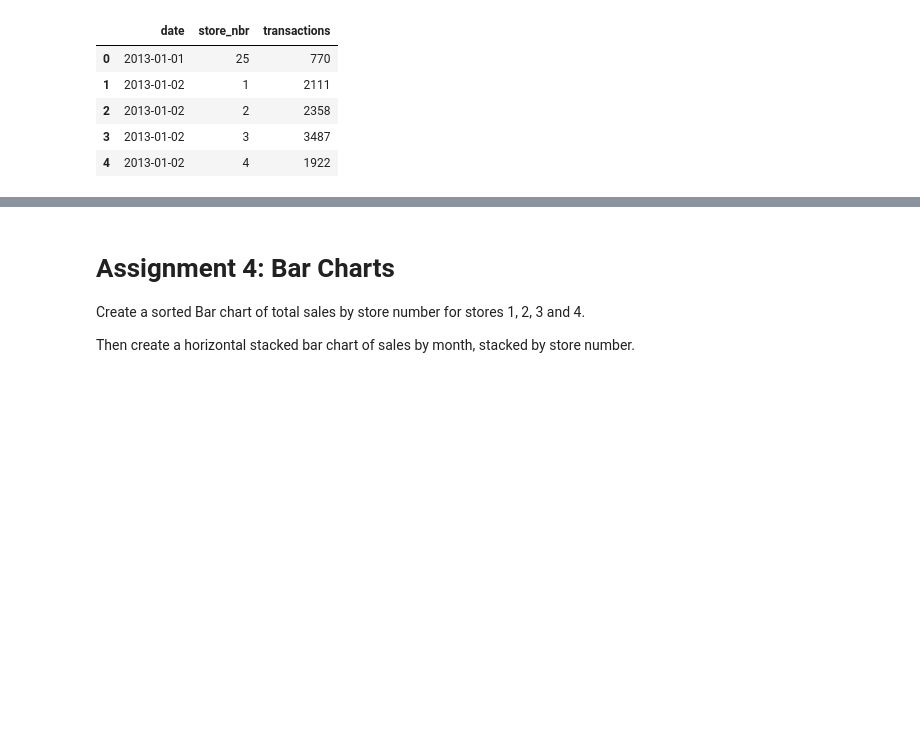
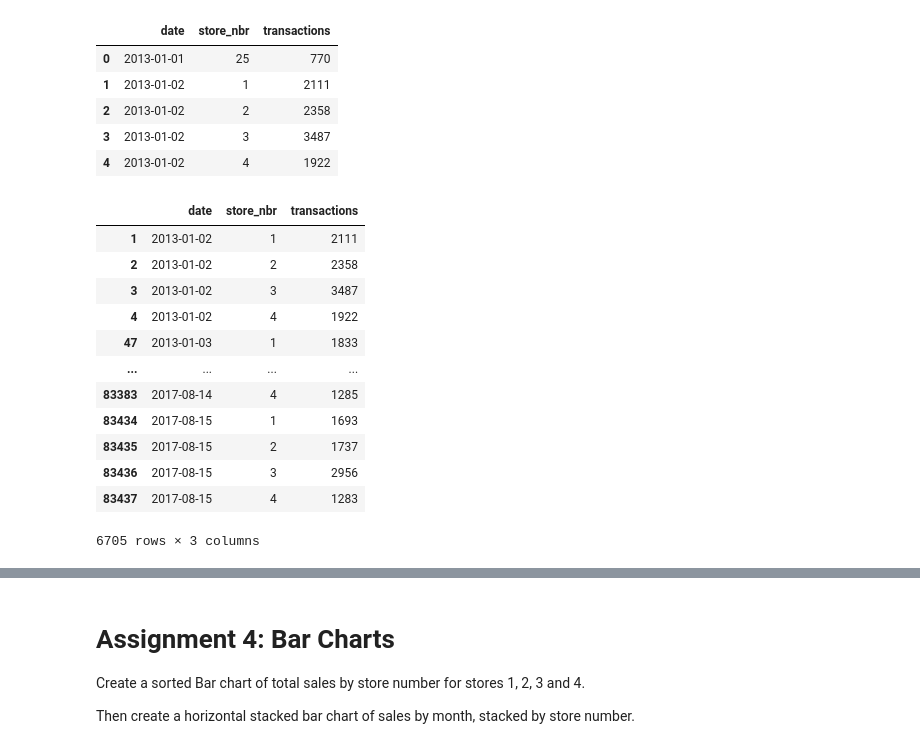
Before and after one commit to jameslaurence82/Udemy-Python_DataAnalysis_NumpyPandas, a Jupyter notebook: Pandas Course Resources/Course_Assignments/section05_data_viz.ipynb, the cells around one changed output, grey strips where cells are left out. Saved outputs shown, nothing was run; the diff lists cells and outputs as text; code cells hidden in the pictures; blank space fills up the shorter version.

```diff
--- a/Pandas Course Resources/Course_Assignments/section05_data_viz.ipynb
+++ b/Pandas Course Resources/Course_Assignments/section05_data_viz.ipynb
@@ -90,3 +90,31 @@ transactions.head()
 | 2 | 2013-01-02 | 2 | 2358 |
 | 3 | 2013-01-02 | 3 | 3487 |
 | 4 | 2013-01-02 | 4 | 1922 |
+# %%
+# filter store_nbr for Stores 1 to 4 using logical conditions
+mask1234 = (
+    (transactions['store_nbr'] >= 1) &
+    (transactions['store_nbr'] < 5)
+)
+##### OR ######
+
+# filter store_nbr for Stores 1 to 4 using pd['column_name].isin([]) method
+mask_1234 = transactions['store_nbr'].isin([1,2,3,4])
+
+# apply mask to transactions DataFrame
+stores_1234 = transactions.loc[mask_1234]
+stores_1234
+# %% [output]
+|  | date | store_nbr | transactions |
+| 1 | 2013-01-02 | 1 | 2111 |
+| 2 | 2013-01-02 | 2 | 2358 |
+| 3 | 2013-01-02 | 3 | 3487 |
+| 4 | 2013-01-02 | 4 | 1922 |
+| 47 | 2013-01-03 | 1 | 1833 |
+| ... | ... | ... | ... |
+| 83383 | 2017-08-14 | 4 | 1285 |
+| 83434 | 2017-08-15 | 1 | 1693 |
+| 83435 | 2017-08-15 | 2 | 1737 |
+| 83436 | 2017-08-15 | 3 | 2956 |
+| 83437 | 2017-08-15 | 4 | 1283 |
+6705 rows × 3 columns
```
Also changed, not shown: parts of 9 cells of this notebook, 1 other file.
